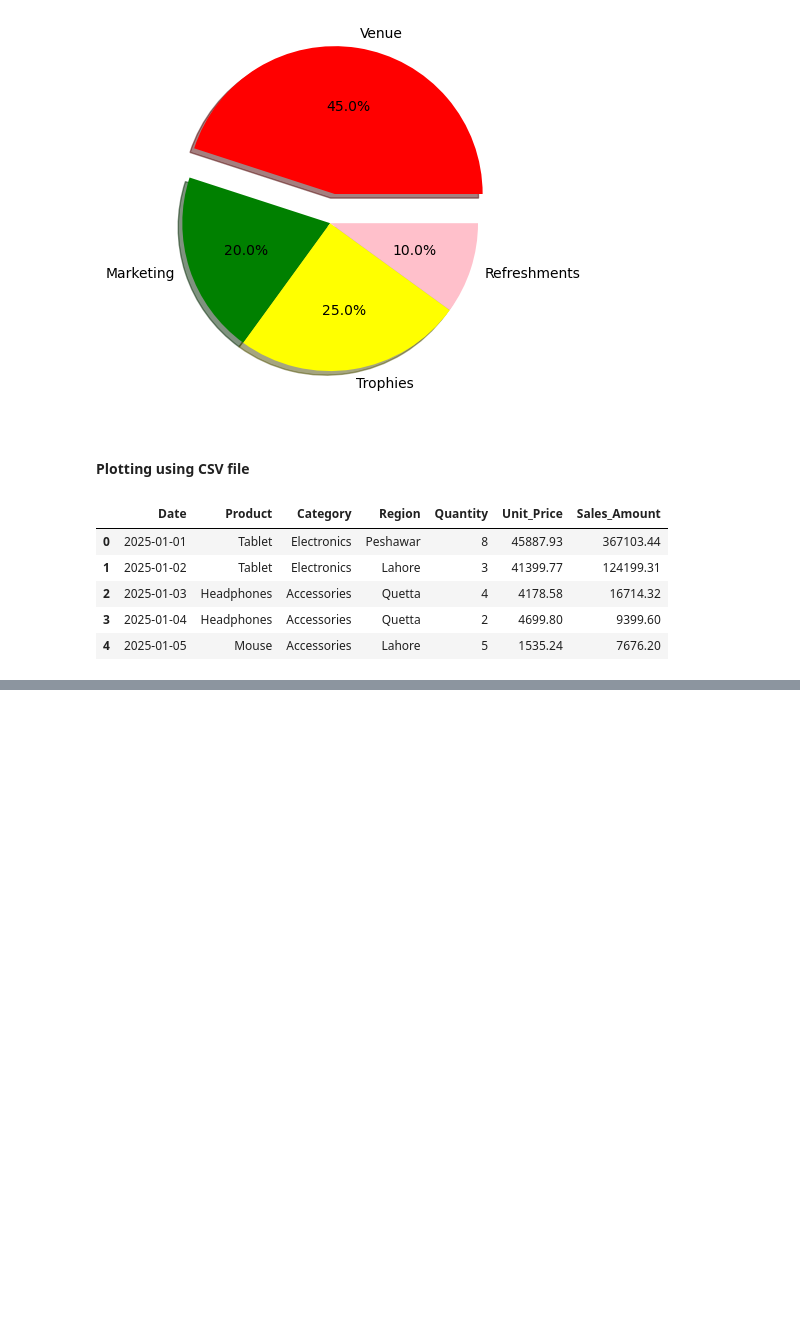
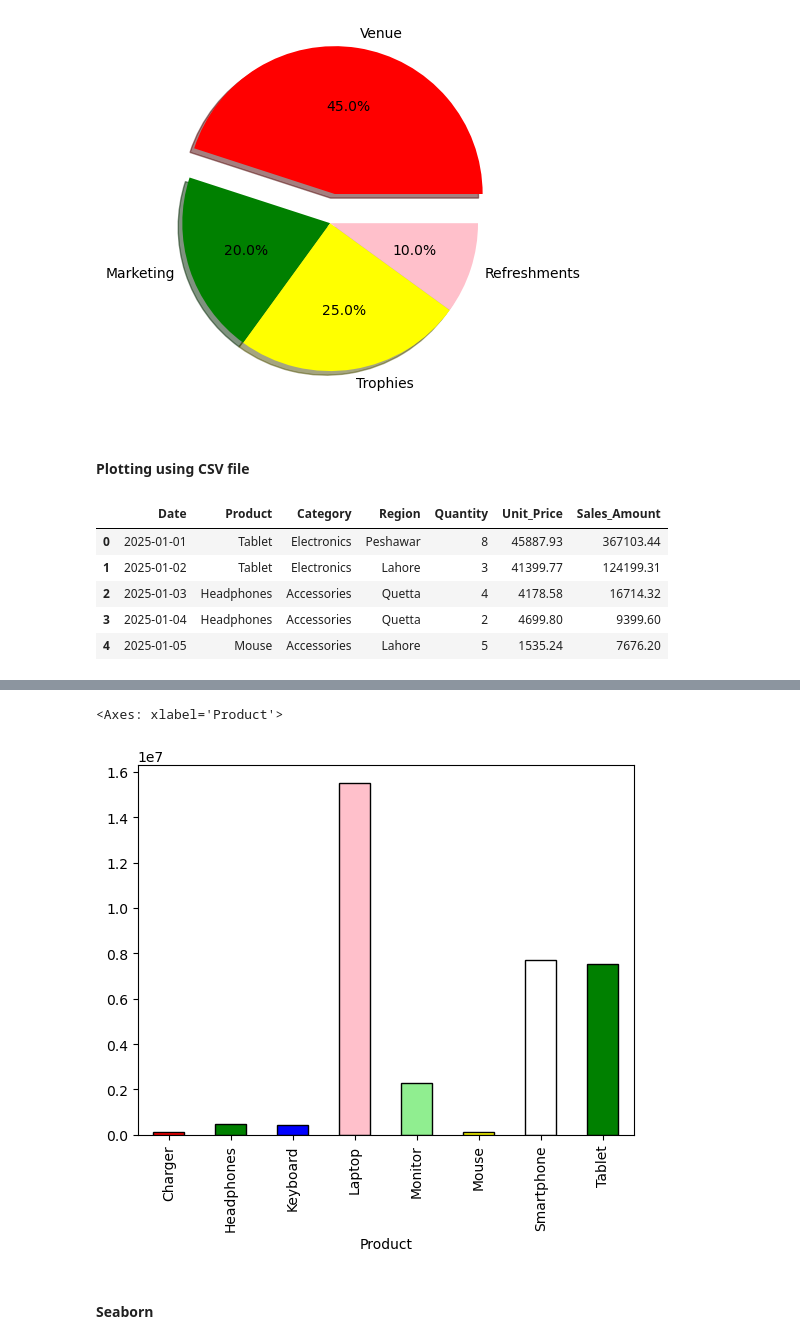
Before and after one commit to awais4212/Data-Science-Basics, a Jupyter notebook: Data Analysis/DataAnalysis.ipynb, the cells around one changed output, grey strips where cells are left out. Drawn from its saved outputs; the diff is of its cells as text; code cells hidden in the pictures; blank space fills up the shorter version.

```diff
--- a/Data Analysis/DataAnalysis.ipynb
+++ b/Data Analysis/DataAnalysis.ipynb
@@ -836,0 +862,7 @@ df.head(5)
+# %%
+productSum.plot(kind='bar',color=colors,edgecolor='black')
+# %% [output]
+<Axes: xlabel='Product'>
+[figure, added]
+# %% [markdown]
+#### Seaborn
```
Also changed, not shown: parts of 23 cells of this notebook, 1 other file.
